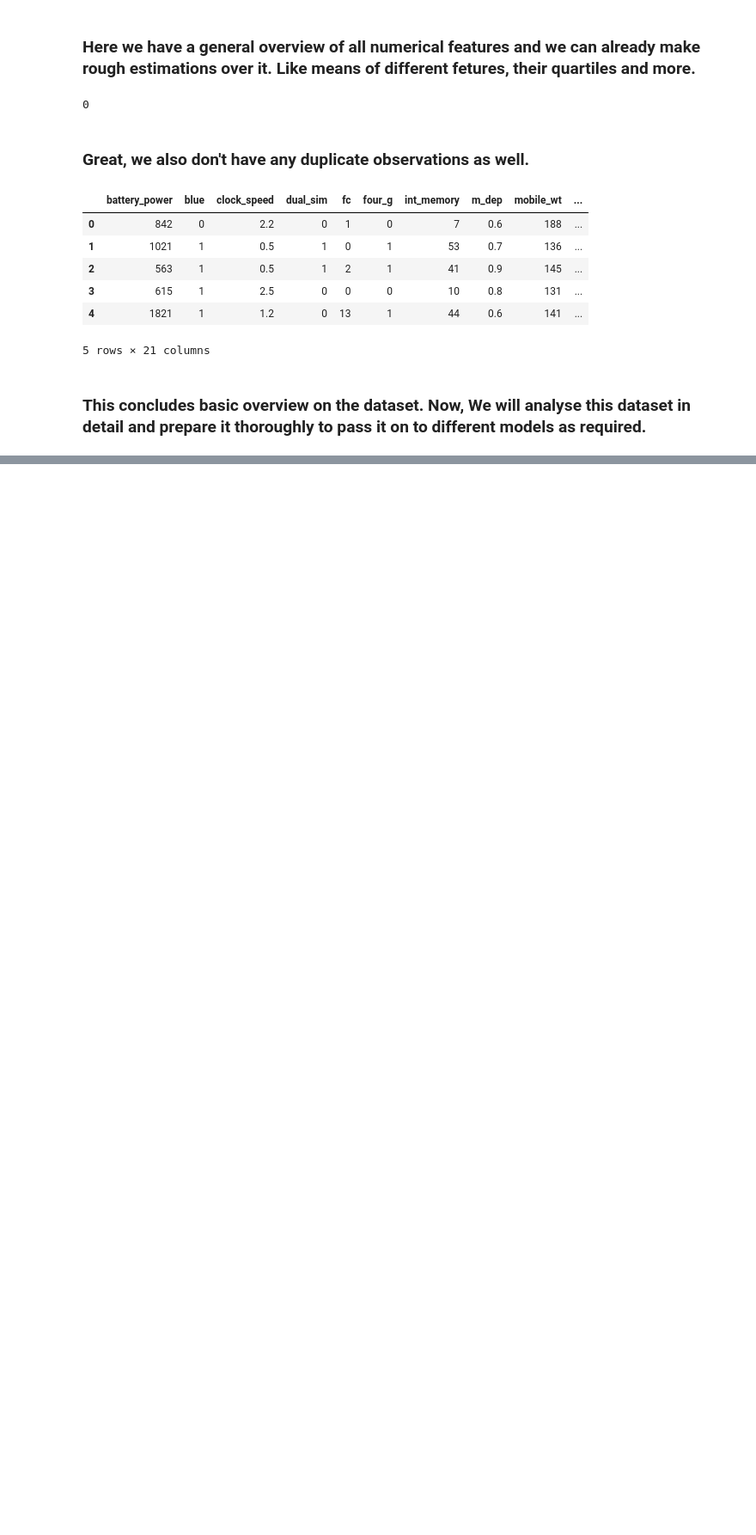
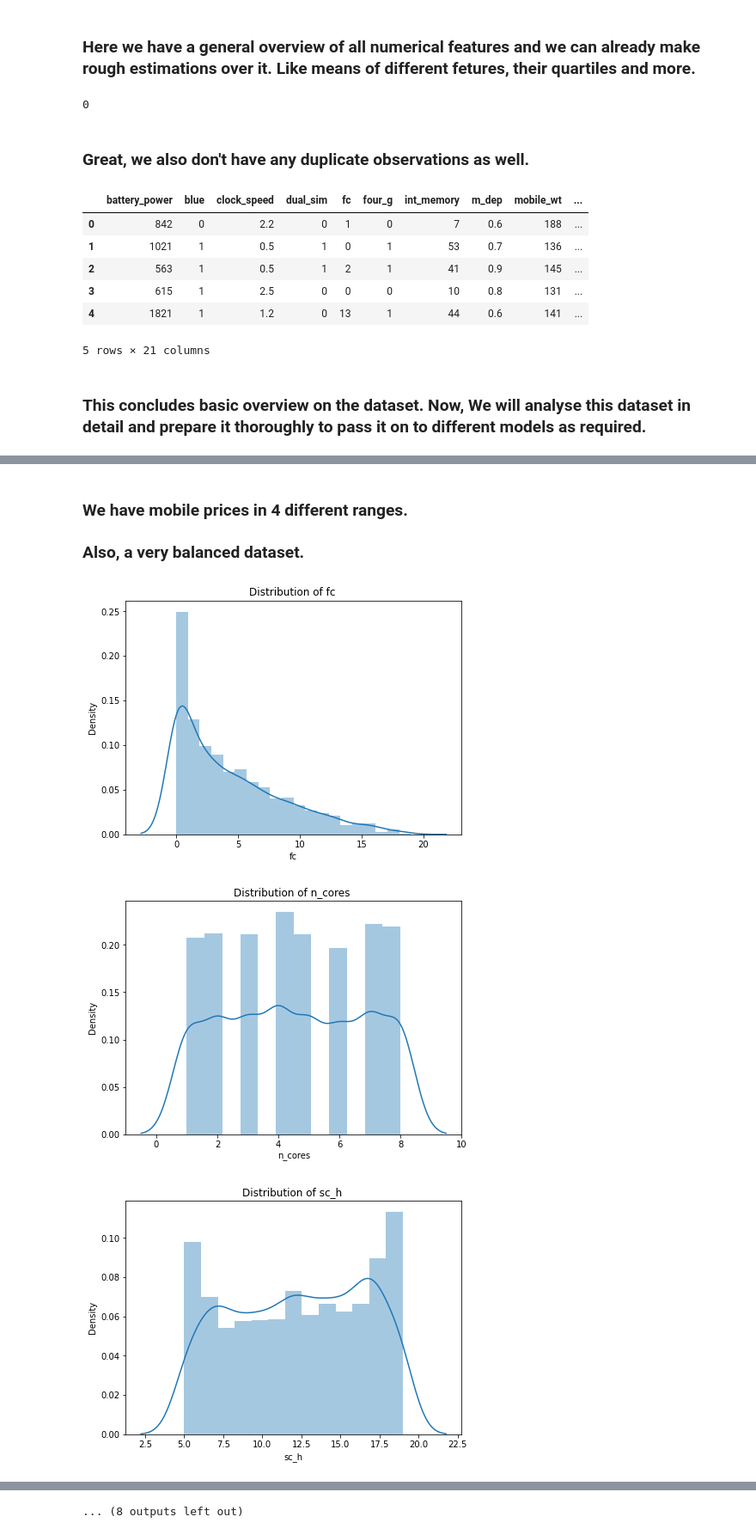
Before and after one commit to tanay47/Mobile-Price-Range-Prediction, a Jupyter notebook: Mobile_Price_Range_Prediction.ipynb, the cells around one changed output, grey strips where cells are left out. Shown at 86% size. Drawn from its saved outputs; the diff is of its cells as text; code cells hidden in the pictures; blank space fills up the shorter version.

```diff
--- a/Mobile_Price_Range_Prediction.ipynb
+++ b/Mobile_Price_Range_Prediction.ipynb
@@ -154,0 +198,13 @@ mob_df.head()
+# %% [markdown]
+### We have mobile prices in 4 different ranges.
+### Also, a very balanced dataset.
+# %%
+# distribution of all features.
+for fet in list( set(mob_df.columns) - {"price_range"}) :
+  plt.figure(figsize=(7,5))
+  sns.distplot(mob_df[fet])
+  plt.title(f"Distribution of {fet} ")
+# %% [output]
+[figure, added]
+[figure, added]
+[figure, added]
@@ -154,0 +220 @@ mob_df.head()
+... (8 outputs left out)
```
Also changed, not shown: parts of 22 cells of this notebook.
